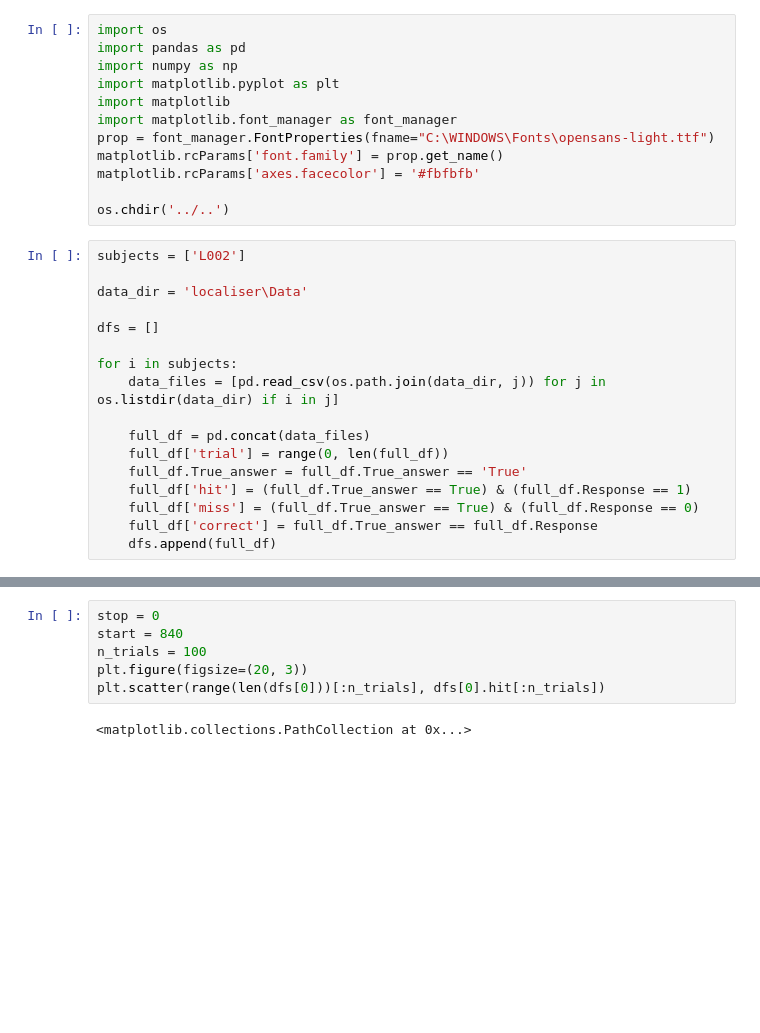
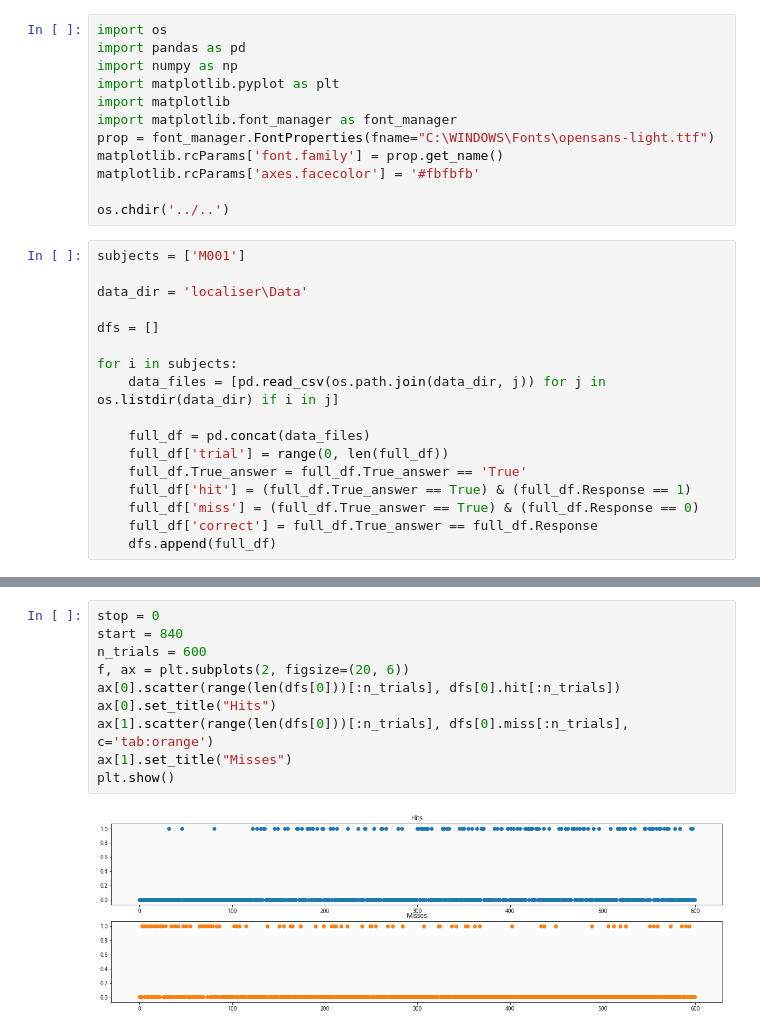
Before and after one commit to tobywise/MEG_replay, a Jupyter notebook: Analysis/notebooks/localiser_analysis.ipynb, the cells around one changed output, grey strips where cells are left out. Saved outputs shown, nothing was run; the diff lists cells and outputs as text; blank space fills up the shorter version.

```diff
--- a/Analysis/notebooks/localiser_analysis.ipynb
+++ b/Analysis/notebooks/localiser_analysis.ipynb
@@ -11,7 +11,7 @@ matplotlib.rcParams['axes.facecolor'] = '#fbfbfb'
 
 os.chdir('../..')
 # %%
-subjects = ['L002']
+subjects = ['M001']
 
 data_dir = 'localiser\Data'
 
@@ -50,9 +39,13 @@ print dfs[0]
 # %%
 stop = 0
 start = 840
-n_trials = 100
-plt.figure(figsize=(20, 3))
-plt.scatter(range(len(dfs[0]))[:n_trials], dfs[0].hit[:n_trials])
+n_trials = 600
+f, ax = plt.subplots(2, figsize=(20, 6))
+ax[0].scatter(range(len(dfs[0]))[:n_trials], dfs[0].hit[:n_trials])
+ax[0].set_title("Hits")
+ax[1].scatter(range(len(dfs[0]))[:n_trials], dfs[0].miss[:n_trials], c='tab:orange')
+ax[1].set_title("Misses")
+plt.show()
 # %% [output]
-<matplotlib.collections.PathCollection at 0x...>
+[figure, added]
 # %%
```
Also changed, not shown: parts of 4 cells of this notebook, 1 other file.
